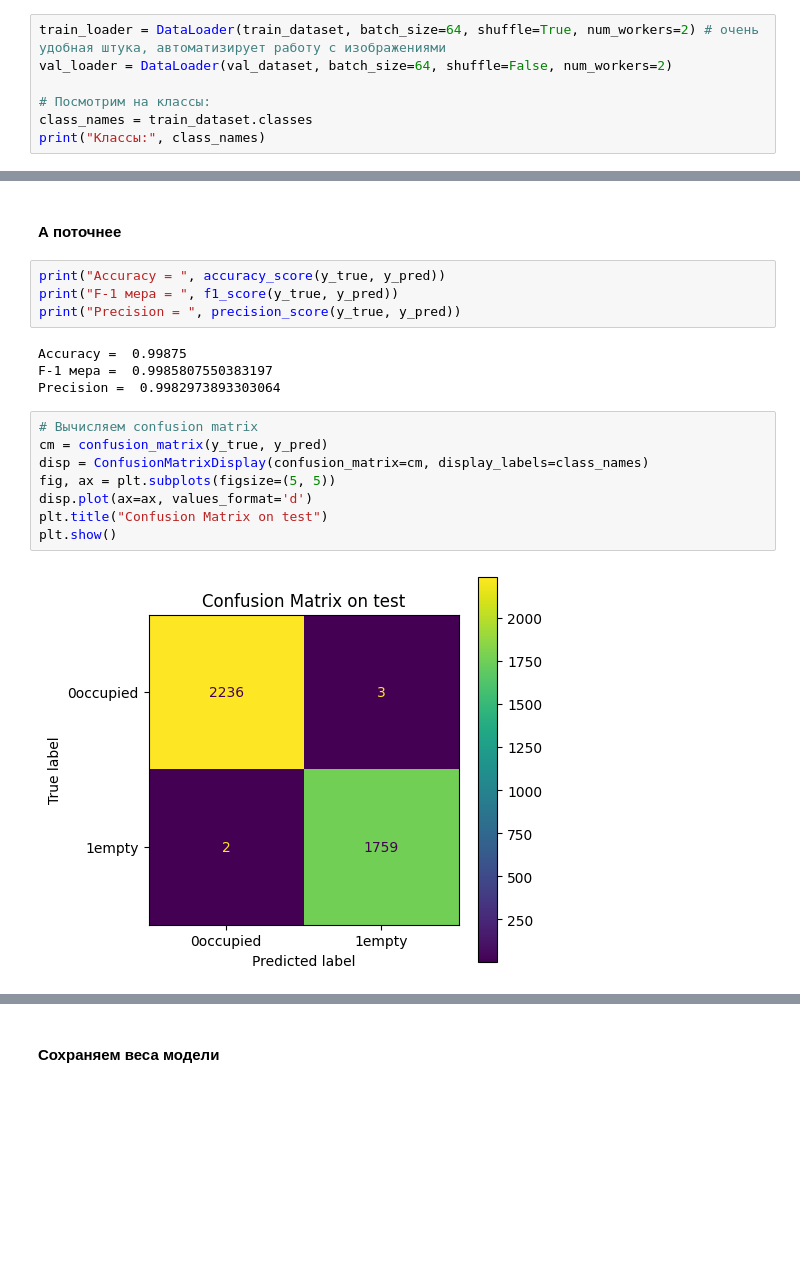
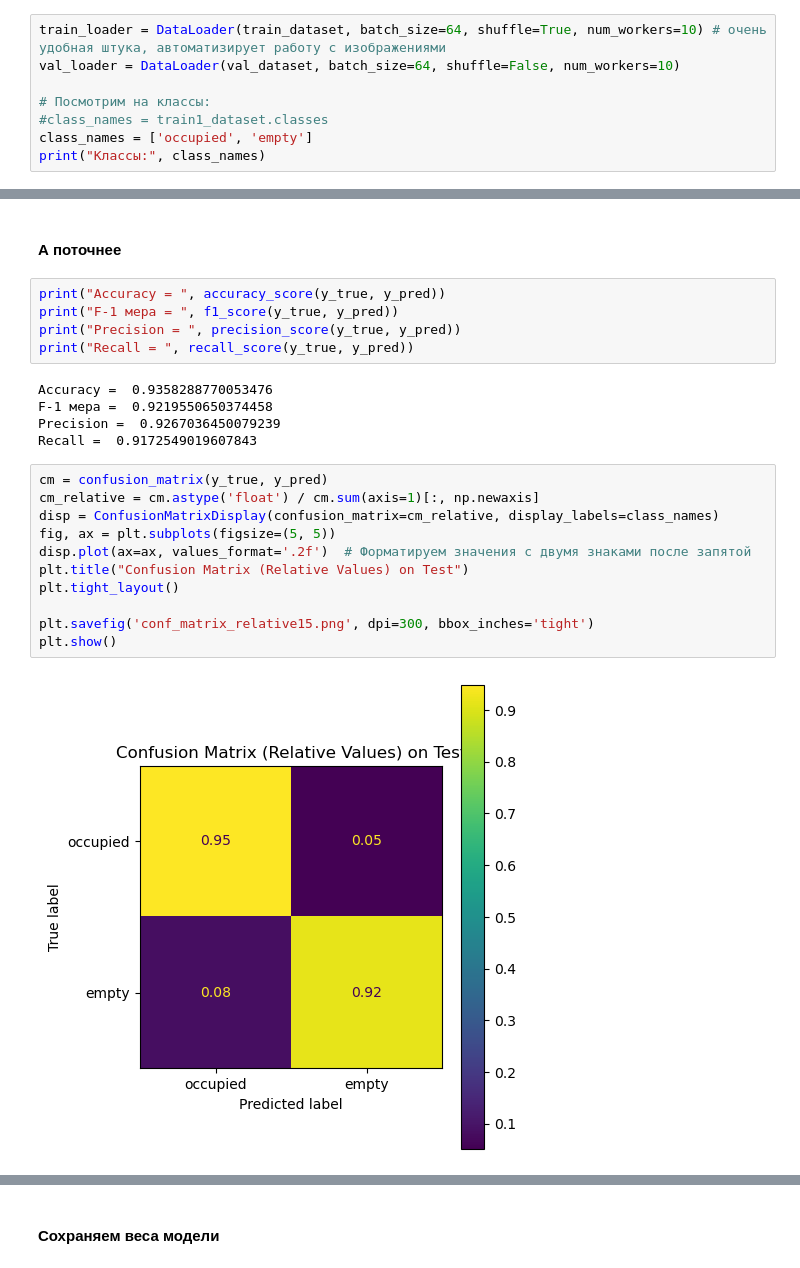
Before and after one commit to Yuri-DS/parking-occupancy-ml, a Jupyter notebook: Ml project.ipynb, the cells around one changed output, grey strips where cells are left out. Drawn from its saved outputs; the diff is of its cells as text; blank space fills up the shorter version.

```diff
--- a/Ml project.ipynb
+++ b/Ml project.ipynb
@@ -64,8 +161,9 @@ val_dataset = datasets.ImageFolder(r"C:\Users\1\Downloads\Telegram Desktop\чт
 # %%
-train_loader = DataLoader(train_dataset, batch_size=64, shuffle=True, num_workers=2) # очень удобная штука, автоматизирует работу с изображениями
-val_loader = DataLoader(val_dataset, batch_size=64, shuffle=False, num_workers=2)
+train_loader = DataLoader(train_dataset, batch_size=64, shuffle=True, num_workers=10) # очень удобная штука, автоматизирует работу с изображениями
+val_loader = DataLoader(val_dataset, batch_size=64, shuffle=False, num_workers=10)
 
 # Посмотрим на классы:
-class_names = train_dataset.classes
+#class_names = train1_dataset.classes
+class_names = ['occupied', 'empty']
 print("Классы:", class_names)
 # %% [output]
@@ -371,20 +506,25 @@ weighted avg       1.00      1.00      1.00      4000
 print("Accuracy = ", accuracy_score(y_true, y_pred))
 print("F-1 мера = ", f1_score(y_true, y_pred))
 print("Precision = ", precision_score(y_true, y_pred))
+print("Recall = ", recall_score(y_true, y_pred))
 # %% [output]
-Accuracy =  0.99875
-F-1 мера =  0.9985807550383197
-Precision =  0.9982973893303064
+Accuracy =  0.9358288770053476
+F-1 мера =  0.9219550650374458
+Precision =  0.9267036450079239
+Recall =  0.9172549019607843
-# %%
-# Вычисляем confusion matrix
-cm = confusion_matrix(y_true, y_pred)
-disp = ConfusionMatrixDisplay(confusion_matrix=cm, display_labels=class_names)
-fig, ax = plt.subplots(figsize=(5, 5))
-disp.plot(ax=ax, values_format='d')
-plt.title("Confusion Matrix on test")
-plt.show()
-# %% [output]
-[figure, removed]
+# %%
+cm = confusion_matrix(y_true, y_pred)
+cm_relative = cm.astype('float') / cm.sum(axis=1)[:, np.newaxis]
+disp = ConfusionMatrixDisplay(confusion_matrix=cm_relative, display_labels=class_names)
+fig, ax = plt.subplots(figsize=(5, 5))
+disp.plot(ax=ax, values_format='.2f')  # Форматируем значения с двумя знаками после запятой
+plt.title("Confusion Matrix (Relative Values) on Test")
+plt.tight_layout()
+
+plt.savefig('conf_matrix_relative15.png', dpi=300, bbox_inches='tight')
+plt.show()
+# %% [output]
+[figure, added]
 # %%
 # Визуализация первых N ошибок
 N = 8
```
Also changed, not shown: parts of 34 cells of this notebook, 7 other files.
